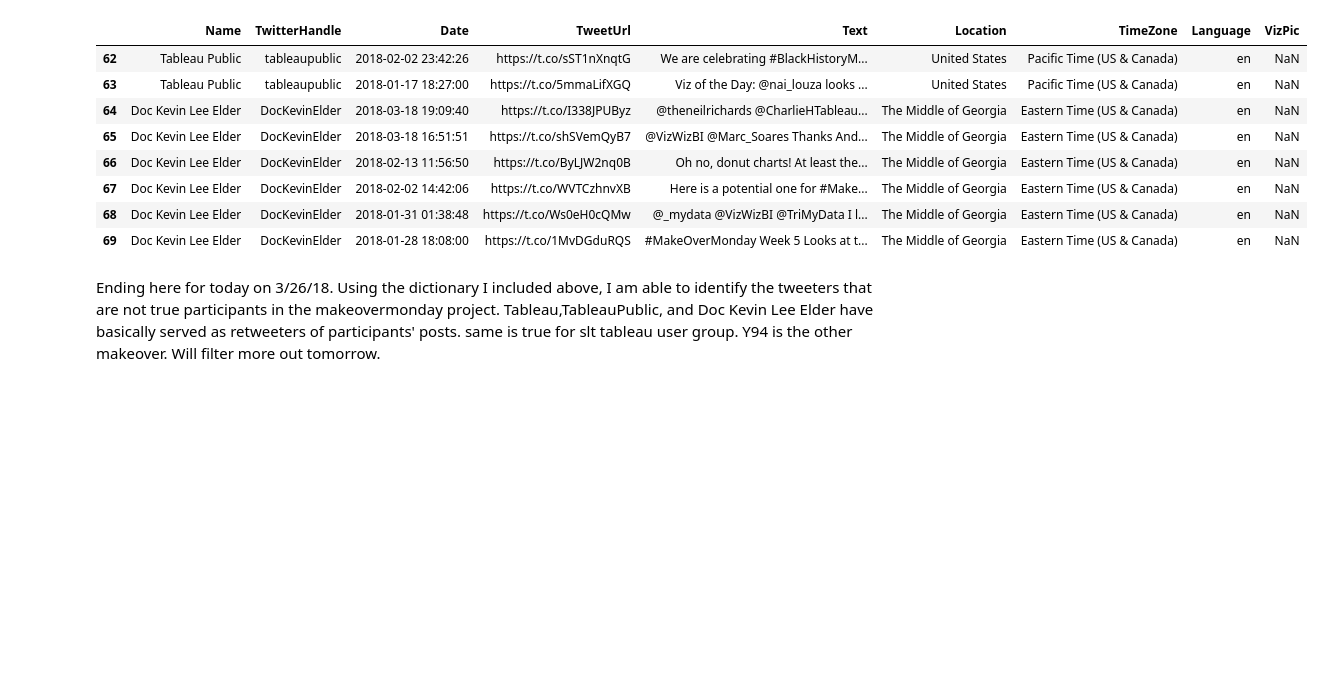
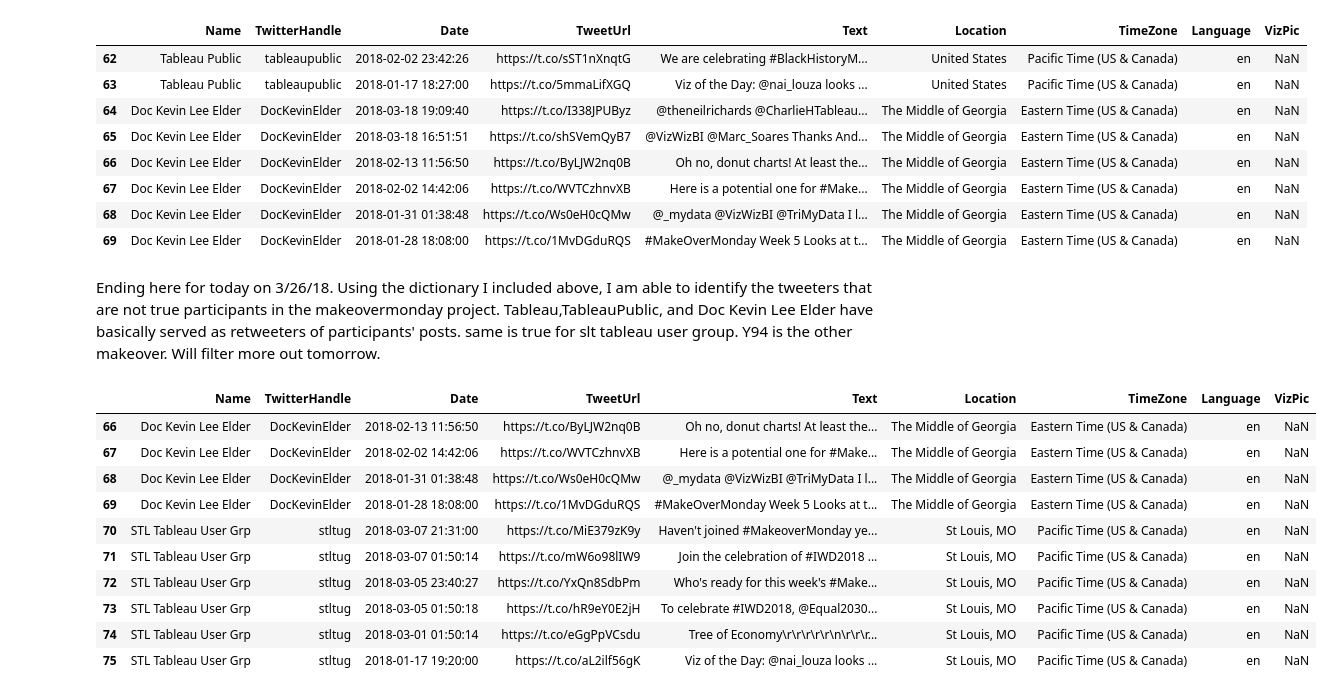
Before and after one commit to JohnDeJesus22/-MakeoverMonday-Collaborative-Project, a Jupyter notebook: #MakeoverMonday_EDA.ipynb, the cells around one changed output. Saved outputs shown, nothing was run; the diff lists cells and outputs as text; code cells hidden in the pictures; blank space fills up the shorter version.

```diff
--- a/#MakeoverMonday_EDA.ipynb
+++ b/#MakeoverMonday_EDA.ipynb
@@ -461,0 +467,14 @@ Ending here for today on 3/26/18. Using the dictionary I included above, I am ab
+# %%
+falsetweets.tail(10)
+# %% [output]
+|  | Name | TwitterHandle | Date | TweetUrl | Text | Location | TimeZone | Language | VizPic |
+| 66 | Doc Kevin Lee Elder | DocKevinElder | 2018-02-13 11:56:50 | https://t.co/ByLJW2nq0B | Oh no, donut charts! At least the... | The Middle of Georgia | Eastern Time (US & Canada) | en | NaN |
+| 67 | Doc Kevin Lee Elder | DocKevinElder | 2018-02-02 14:42:06 | https://t.co/WVTCzhnvXB | Here is a potential one for #Make... | The Middle of Georgia | Eastern Time (US & Canada) | en | NaN |
+| 68 | Doc Kevin Lee Elder | DocKevinElder | 2018-01-31 01:38:48 | https://t.co/Ws0eH0cQMw | @_mydata @VizWizBI @TriMyData I l... | The Middle of Georgia | Eastern Time (US & Canada) | en | NaN |
+| 69 | Doc Kevin Lee Elder | DocKevinElder | 2018-01-28 18:08:00 | https://t.co/1MvDGduRQS | #MakeOverMonday Week 5 Looks at t... | The Middle of Georgia | Eastern Time (US & Canada) | en | NaN |
+| 70 | STL Tableau User Grp | stltug | 2018-03-07 21:31:00 | https://t.co/MiE379zK9y | Haven't joined #MakeoverMonday ye... | St Louis, MO | Pacific Time (US & Canada) | en | NaN |
+| 71 | STL Tableau User Grp | stltug | 2018-03-07 01:50:14 | https://t.co/mW6o98lIW9 | Join the celebration of #IWD2018 ... | St Louis, MO | Pacific Time (US & Canada) | en | NaN |
+| 72 | STL Tableau User Grp | stltug | 2018-03-05 23:40:27 | https://t.co/YxQn8SdbPm | Who's ready for this week's #Make... | St Louis, MO | Pacific Time (US & Canada) | en | NaN |
+| 73 | STL Tableau User Grp | stltug | 2018-03-05 01:50:18 | https://t.co/hR9eY0E2jH | To celebrate #IWD2018, @Equal2030... | St Louis, MO | Pacific Time (US & Canada) | en | NaN |
+| 74 | STL Tableau User Grp | stltug | 2018-03-01 01:50:14 | https://t.co/eGgPpVCsdu | Tree of Economy\r\r\r\r\r\n\r\r\r... | St Louis, MO | Pacific Time (US & Canada) | en | NaN |
+| 75 | STL Tableau User Grp | stltug | 2018-01-17 19:20:00 | https://t.co/aL2ilf56gK | Viz of the Day: @nai_louza looks ... | St Louis, MO | Pacific Time (US & Canada) | en | NaN |
```
Also changed, not shown: parts of 23 cells of this notebook.
